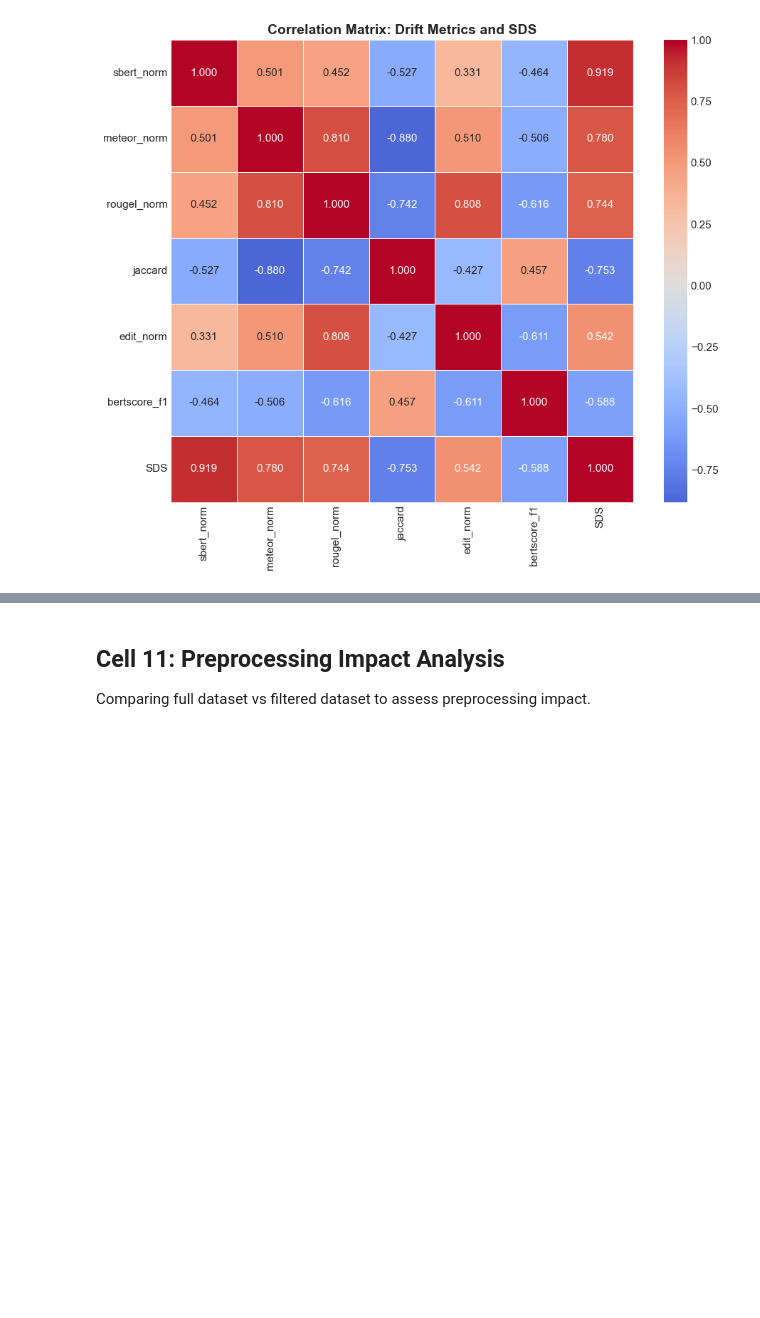
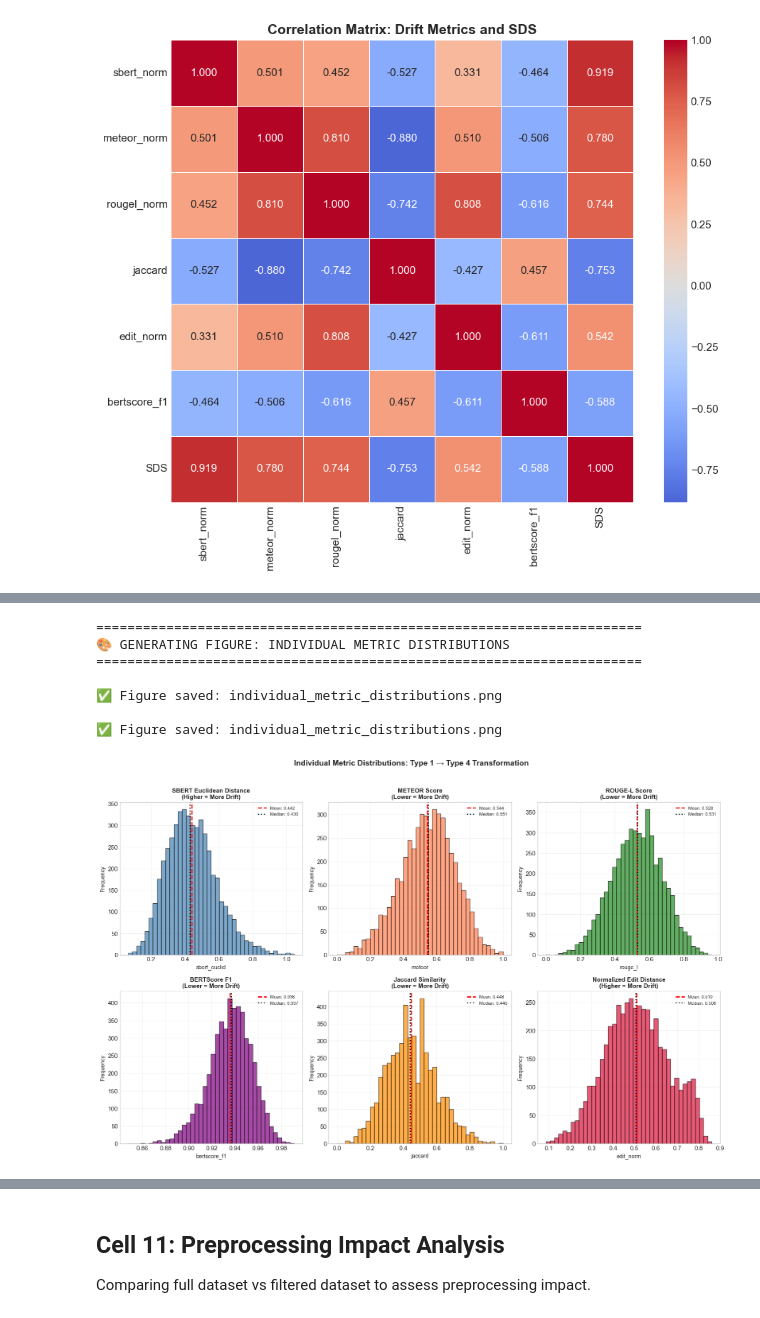
Before and after one commit to DiazSk/padben_eda_notebook, a Jupyter notebook: SDS_ParaScore/Type1_Type4_SingleIteration/Type1_Type4_SingleIteration_COMPLETE.ipynb, the cells around one changed output, grey strips where cells are left out. Saved outputs shown, nothing was run; the diff lists cells and outputs as text; code cells hidden in the pictures; blank space fills up the shorter version.

```diff
--- a/SDS_ParaScore/Type1_Type4_SingleIteration/Type1_Type4_SingleIteration_COMPLETE.ipynb
+++ b/SDS_ParaScore/Type1_Type4_SingleIteration/Type1_Type4_SingleIteration_COMPLETE.ipynb
@@ -648,0 +719,45 @@ plt.show()
+# %%
+# FIGURE: Individual Metric Distributions
+print("="*70)
+print("🎨 GENERATING FIGURE: INDIVIDUAL METRIC DISTRIBUTIONS")
+print("="*70)
+
+fig, axes = plt.subplots(2, 3, figsize=(16, 10))
+axes = axes.flatten()
+
+# Plot each metric's distribution
+plot_configs = [
+    ('sbert_euclid', 'SBERT Euclidean Distance', 'steelblue', 'Higher = More Drift'),
+    ('meteor', 'METEOR Score', 'coral', 'Lower = More Drift'),
+    ('rouge_l', 'ROUGE-L Score', 'forestgreen', 'Lower = More Drift'),
+    ('bertscore_f1', 'BERTScore F1', 'purple', 'Lower = More Drift'),
+    ('jaccard', 'Jaccard Similarity', 'darkorange', 'Lower = More Drift'),
+    ('edit_norm', 'Normalized Edit Distance', 'crimson', 'Higher = More Drift')
+]
+
+for ax, (col, title, color, interpretation) in zip(axes, plot_configs):
+    if col in df.columns:
+        ax.hist(df[col], bins=40, alpha=0.7, color=color, edgecolor='black')
+        ax.axvline(df[col].mean(), color='red', linestyle='--', linewidth=2, label=f'Mean: {df[col].mean():.3f}')
+        ax.axvline(df[col].median(), color='black', linestyle=':', linewidth=2, label=f'Median: {df[col].median():.3f}')
+        ax.set_xlabel(col, fontsize=10)
+        ax.set_ylabel('Frequency', fontsize=10)
+        ax.set_title(f'{title}\n({interpretation})', fontsize=11, fontweight='bold')
+        ax.legend(fontsize=8)
+        ax.grid(alpha=0.3)
+
+plt.suptitle('Individual Metric Distributions: Type 1 → Type 4 Transformation',
+             fontsize=14, fontweight='bold', y=1.02)
+plt.tight_layout()
+plt.savefig(OUTPUT_DIR / 'individual_metric_distributions.png', dpi=300, bbox_inches='tight')
+print(f"\n✅ Figure saved: {OUTPUT_DIR / 'individual_metric_distributions.png'}")
+plt.show()
+# %% [output]
+======================================================================
+🎨 GENERATING FIGURE: INDIVIDUAL METRIC DISTRIBUTIONS
+======================================================================
+
+✅ Figure saved: individual_metric_distributions.png
+
+✅ Figure saved: individual_metric_distributions.png
+[figure, added]
```
Also changed, not shown: parts of 15 cells of this notebook, 9 other files.
